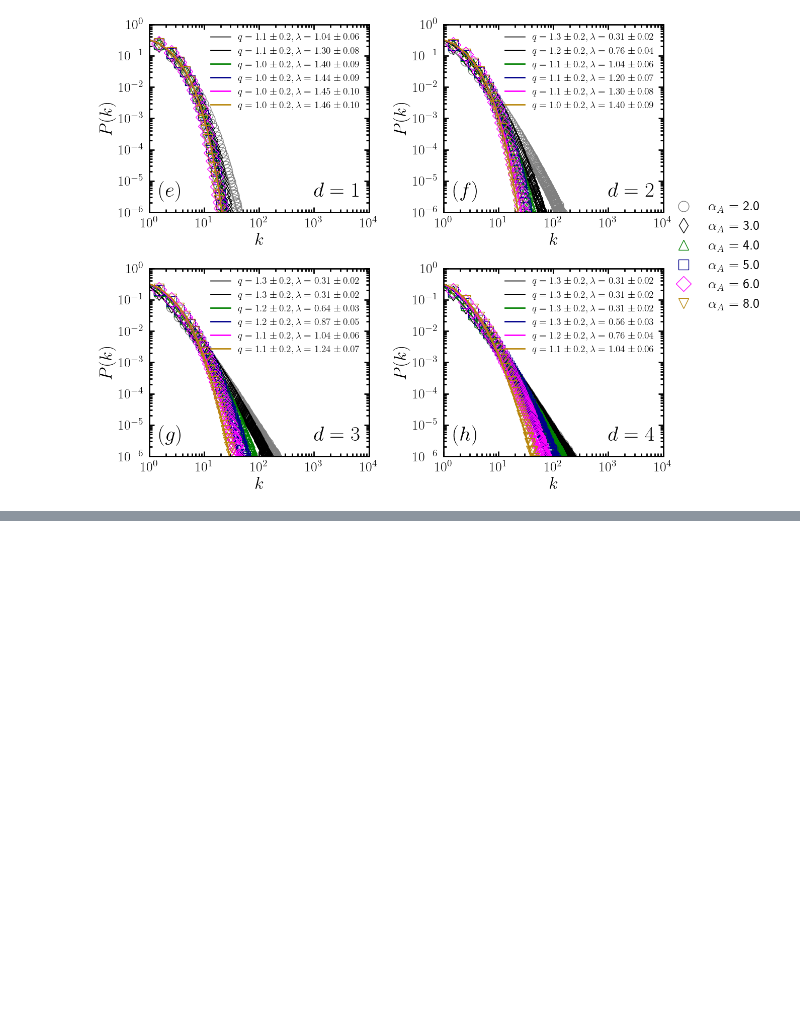
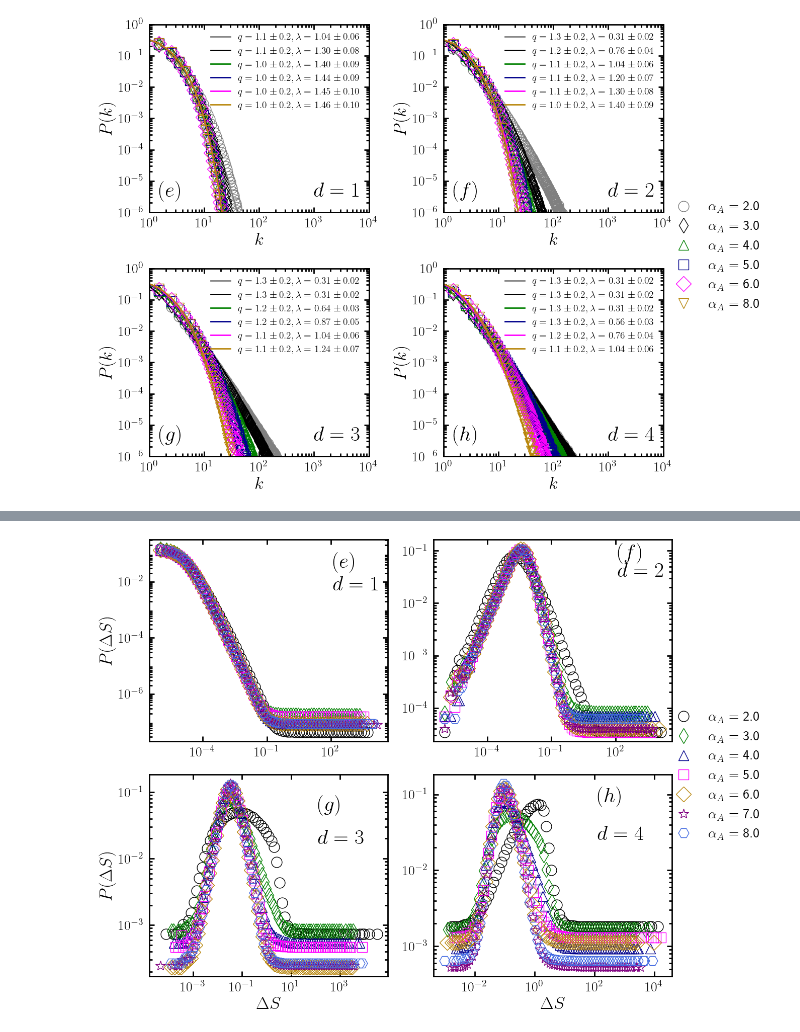
Before and after one commit to JuniorAlencar/SpatialPreferential, a Jupyter notebook: scripts/jupyter/distributions.ipynb, the cells around one changed output, grey strips where cells are left out. Saved outputs shown, nothing was run; the diff lists cells and outputs as text; code cells hidden in the pictures; blank space fills up the shorter version.

```diff
--- a/scripts/jupyter/distributions.ipynb
+++ b/scripts/jupyter/distributions.ipynb
@@ -877,0 +433,94 @@ df_pk_max_alpha_a["pk_4d"] = min_pk_4d_aa
+# %%
+# ✔️ Criando subplots
+fig, ax = plt.subplots(2, 2, figsize=(15, 10))
+alpha_ag_f = 2.0
+
+alpha_a_v = [2.0, 3.0, 4.0, 5.0, 6.0, 7.0, 8.0]
+dim_list = [1,2,3,4]
+
+# ✔️ Filtrar para alpha_G fixo e alpha_A variando
+df_distance_filter = df_distances[
+    (df_distances['alpha_G'] == alpha_ag_f) &
+    (df_distances['alpha_A'].isin(alpha_a_v))
+]
+
+# ✔️ Configurações visuais
+color = ["black",'#008000',"#00008B","magenta","darkgoldenrod","purple","royalblue", "silver"]
+markers = ["o","d","^","s","D","*","H","p","P"]
+markersize = 15
+thickness_axes = 2.0
+
+labels_global = [rf"$\alpha_A$ = {a:.1f}" for a in alpha_a_v]
+
+dim_tick = [f"$d = {d}$" for d in dim_list]
+dim_tick_pos_y = [10**(-2.3), 10**(-1.5), 10**(-1.78), 10**(-1.60)]
+
+labels_tick = ["$(e)$", "$(f)$", "$(g)$", "$(h)$"]
+labels_tick_pos_y = [10**(-1.5), 10**(-1.15), 10**(-1.28), 10**(-1.10)]
+
+for idx, d in enumerate(dim_list):
+    row, col = divmod(idx, 2)
+    df_dim = df_distance_filter[df_distance_filter['dim'] == d]
+
+    for i, alpha_a in enumerate(alpha_a_v):
+        df_alpha = df_dim[df_dim['alpha_A'] == alpha_a]
+
+        if not df_alpha.empty:
+            deltaS = df_alpha['deltaS'].iloc[0]
+            PdeltaS = df_alpha['pdeltaS'].iloc[0]
+
+            # ✔️ Plot dados empíricos
+            ax[row, col].plot(
+                deltaS, PdeltaS,
+                marker=markers[i % len(markers)],
+                color=color[i % len(color)],
+                markersize=markersize,
+                linestyle='None',
+                markerfacecolor='none',
+                mew=1.0,
+                label="_nolegend_"
+            )
+
+
+    # ✔️ Texto dos subplots
+    ax[row, col].text(10**2.1, labels_tick_pos_y[idx], labels_tick[idx], style="normal", fontsize=30)
+    ax[row, col].text(10**2.1, dim_tick_pos_y[idx], f"$d = {d}$", style="normal", fontsize=30)
+
+    # ✔️ Configurações dos eixos
+    ax[row, col].set_xscale('log')
+    ax[row, col].set_yscale('log')
+    #ax[row, col].set_xlim([1, 1e4])
+    #ax[row, col].set_ylim([1e-6, 1])
+    ax[row, 0].set_ylabel(r"$P(\Delta S)$", size=25)
+    ax[1, col].set_xlabel(r"$\Delta S$", size=25)
+
+    ax[row, col].tick_params(axis='both', which='major', direction='in', length=7, width=2, labelsize=20)
+    ax[row, col].tick_params(axis='both', which='minor', direction='in', length=4, width=2)
+
+    ax[row, col].xaxis.set_major_locator(LogLocator(base=10.0, numticks=5))
+    ax[row, col].yaxis.set_major_locator(LogLocator(base=10.0, numticks=6))
+    ax[row, col].xaxis.set_minor_locator(LogLocator(base=10.0, subs='auto'))
+    ax[row, col].yaxis.set_minor_locator(LogLocator(base=10.0, subs='auto'))
+
+    ax[row, col].xaxis.set_major_formatter(LogFormatterSciNotation(base=10.0, labelOnlyBase=True))
+    ax[row, col].yaxis.set_major_formatter(LogFormatterSciNotation(base=10.0, labelOnlyBase=True))
+
+    ax[row, col].legend(prop={"size":14}, fancybox=True, framealpha=0.0)
+
+    for spine in ax[row, col].spines.values():
+        spine.set_linewidth(thickness_axes)
+
+
+# ✔️ Legenda global dos dados empíricos
+proxy_handles = [
+    plt.Line2D([], [], color=color[i % len(color)], marker=markers[i % len(markers)], linestyle='None',
+               markersize=markersize, markerfacecolor='none', mew=1.0)
+    for i in range(len(alpha_a_v))
+]
+fig.legend(proxy_handles, labels_global, loc="center left", bbox_to_anchor=(0.76, 0.5),
+           fontsize=20, frameon=False)
+
+plt.tight_layout(rect=[0, 0, 0.8, 1])
+plt.savefig("../../results/distributions/distance_alpha_a.jpeg", dpi=300)
+plt.show()
+# %% [output]
@@ -877,0 +531 @@ df_pk_max_alpha_a["pk_4d"] = min_pk_4d_aa
+[figure, added]
```
Also changed, not shown: parts of 20 cells of this notebook, 1 other file.
